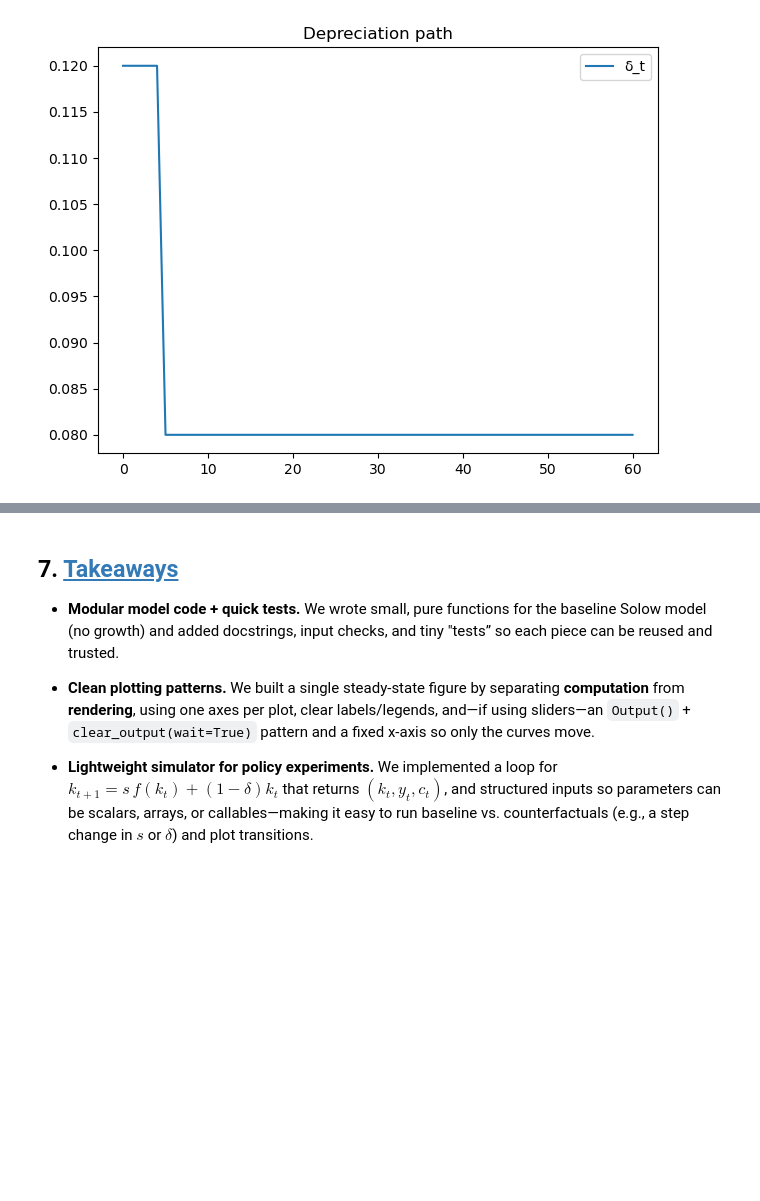
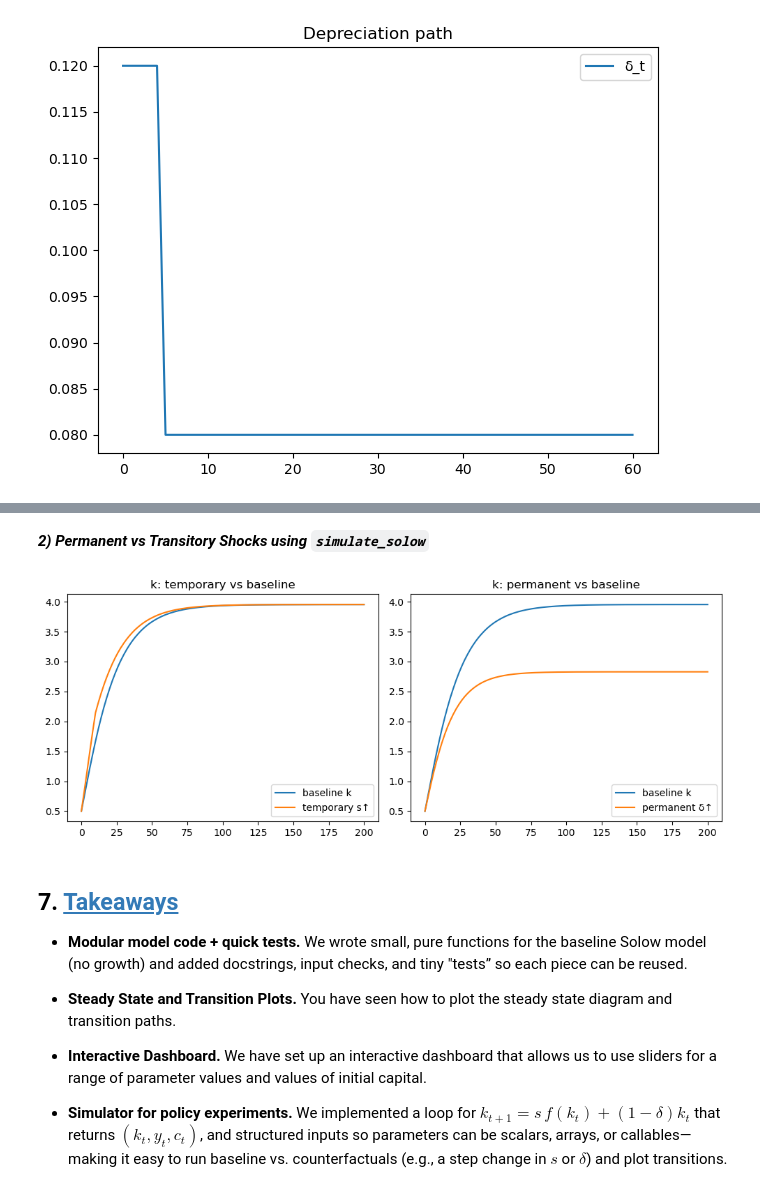
Before and after one commit to NumEconCopenhagen/ProgEcon-lectures, a Jupyter notebook: 09_Solow_model/Solow_model.ipynb, the cells around one changed output, grey strips where cells are left out. Drawn from its saved outputs; the diff is of its cells as text; code cells hidden in the pictures; blank space fills up the shorter version.

```diff
--- a/09_Solow_model/Lecture09_Solow_.ipynb
+++ b/09_Solow_model/Solow_model.ipynb
@@ -513,9 +520,6 @@ import matplotlib.pyplot as plt
 from typing import Callable, Union
 
 ArrayLike = Union[float, np.ndarray, Callable[[int, float], float]]
-
-def f(k: float, alpha: float) -> float:
-    return k**alpha
 
 def simulate_solow(
     k0: float,
@@ -644,8 +680,52 @@ plt.title("Depreciation path"); plt.legend(); plt.tight_layout(); plt.show()
+# %% [markdown]
+***2) Permanent vs Transitory Shocks using  `simulate_solow`***
+# %%
+# --- helpers your simulate_solow expects ------------------------------------
+def f(k, a):
+    return k**a  # Cobb–Douglas per worker
+
+# === Transition experiments (simulate_solow) ================================
+T = 200
+alpha = 1/3
+s0, delta0 = 0.20, 0.08
+
+# Baseline
+base = simulate_solow(k0=0.5, T=T, alpha=alpha, s=s0, delta=delta0)
+
+# (a) Temporary investment tax credit: s jumps +5pp for 10 periods
+s_shock = np.array([0.25 if t < 10 else s0 for t in range(T+1)], dtype=float)
+tmp = simulate_solow(k0=base["k"][0], T=T, alpha=alpha, s=s_shock, delta=delta0)
+
+# (b) Permanent depreciation increase δ: +2pp from t=0 onward
+delta_perm = np.full(T+1, 0.10, dtype=float)
+perm = simulate_solow(k0=base["k"][0], T=T, alpha=alpha, s=s0, delta=delta_perm)
+
+# --- plots -------------------------------------------------------------------
+t = np.arange(T+1)
+
+fig, axs = plt.subplots(1, 2, figsize=(10, 4))
+
+axs[0].plot(t, base["k"], label="baseline k")
+axs[0].plot(t, tmp["k"],  label="temporary s↑")
+axs[0].set_title("k: temporary vs baseline")
+axs[0].legend()
+
+axs[1].plot(t, base["k"], label="baseline k")
+axs[1].plot(t, perm["k"], label="permanent δ↑")
+axs[1].set_title("k: permanent vs baseline")
+axs[1].legend()
+
+fig.tight_layout()
+plt.show()
+# %% [output]
+[figure, added]
 # %% [markdown]
 ## 7. <a id='toc7_'></a>[Takeaways](#toc0_)
 
-- **Modular model code + quick tests.** We wrote small, pure functions for the baseline Solow model (no growth) and added docstrings, input checks, and tiny "tests” so each piece can be reused and trusted.
+- **Modular model code + quick tests.** We wrote small, pure functions for the baseline Solow model (no growth) and added docstrings, input checks, and tiny "tests” so each piece can be reused.
 
-- **Clean plotting patterns.** We built a single steady-state figure by separating **computation** from **rendering**, using one axes per plot, clear labels/legends, and—if using sliders—an `Output()` + `clear_output(wait=True)` pattern and a fixed x-axis so only the curves move.
+- **Steady State and Transition Plots.** You have seen how to plot the steady state diagram and transition paths.
 
-- **Lightweight simulator for policy experiments.** We implemented a loop for $k_{t+1}=s\,f(k_t)+(1-δ)k_t$ that returns $(k_t,y_t,c_t)$, and structured inputs so parameters can be scalars, arrays, or callables—making it easy to run baseline vs. counterfactuals (e.g., a step change in $s$ or $δ$) and plot transitions.
+- **Interactive Dashboard.** We have set up an interactive dashboard that allows us to use sliders for a range of parameter values and values of initial capital.
+
+- **Simulator for policy experiments.** We implemented a loop for $k_{t+1}=s\,f(k_t)+(1-δ)k_t$ that returns $(k_t,y_t,c_t)$, and structured inputs so parameters can be scalars, arrays, or callables—making it easy to run baseline vs. counterfactuals (e.g., a step change in $s$ or $δ$) and plot transitions.
```
Also changed, not shown: parts of 6 cells of this notebook.
